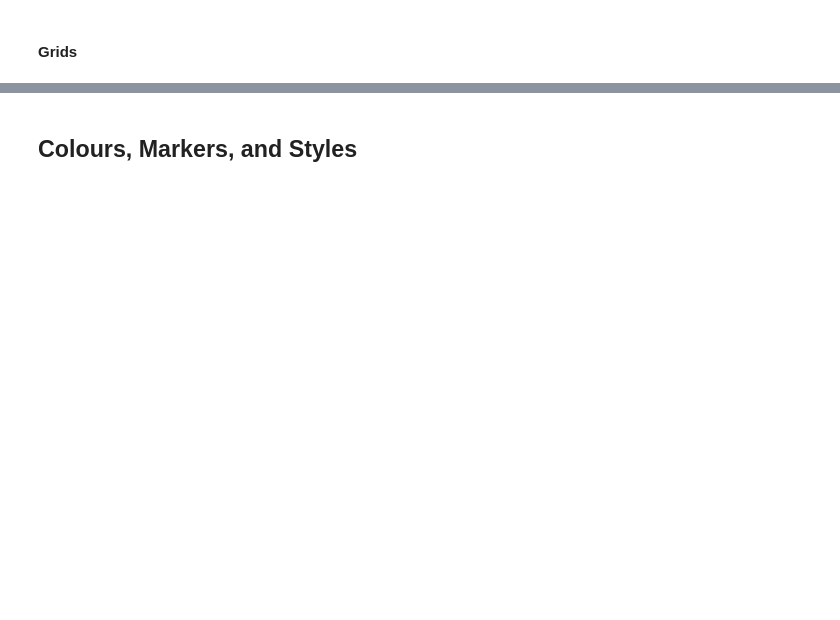
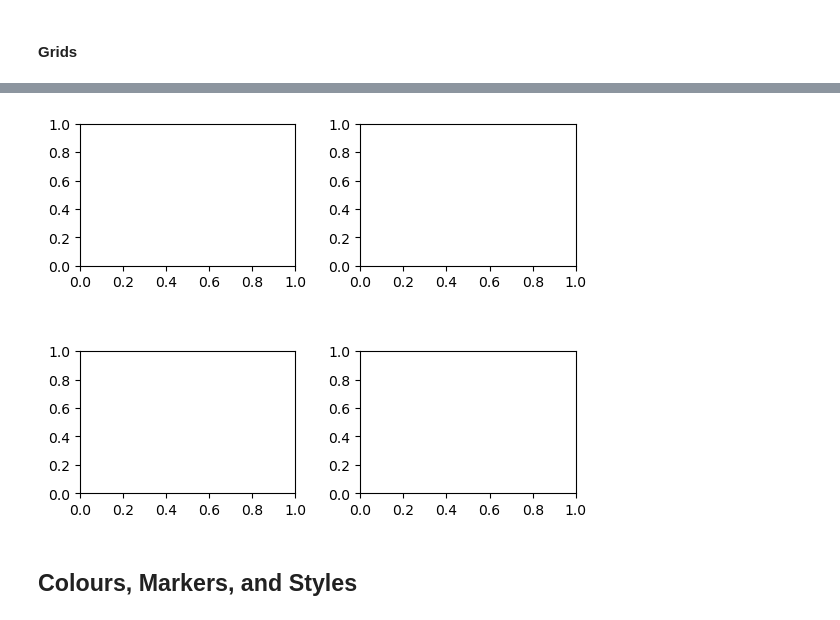
Before and after one commit to rezabmirzaei/python-bootcamp, a Jupyter notebook: Lesson 15/4.3 Creating Graphs - matplotlib.ipynb, the cells around one changed output, grey strips where cells are left out. Saved outputs shown, nothing was run; the diff lists cells and outputs as text; code cells hidden in the pictures; blank space fills up the shorter version.

```diff
--- a/Lesson 15/4.3 Creating Graphs - matplotlib.ipynb
+++ b/Lesson 15/4.3 Creating Graphs - matplotlib.ipynb
@@ -70,19 +85,22 @@ ax1.plot([5, 4, 3, 2, 1, 0])
 # %%
 # Adjust layout (seperation between subplots)
 
 fig = plt.figure()
 ax1 = fig.add_subplot(2, 2, 1)
 ax2 = fig.add_subplot(2, 2, 2)
 ax3 = fig.add_subplot(2, 2, 3)
 ax4 = fig.add_subplot(2, 2, 4)
 
 plt.subplots_adjust(
     left=None,
     bottom=None,
     right=None,
     top=None,
-    wspace=None,
-    hspace=None)
+    wspace=.3,
+    hspace=.6)
+plt.show()
+# %% [output]
+[figure, added]
 # %% [markdown]
 ## Colours, Markers, and Styles
 # %%
```
Also changed, not shown: parts of 11 cells of this notebook, 1 other file.
